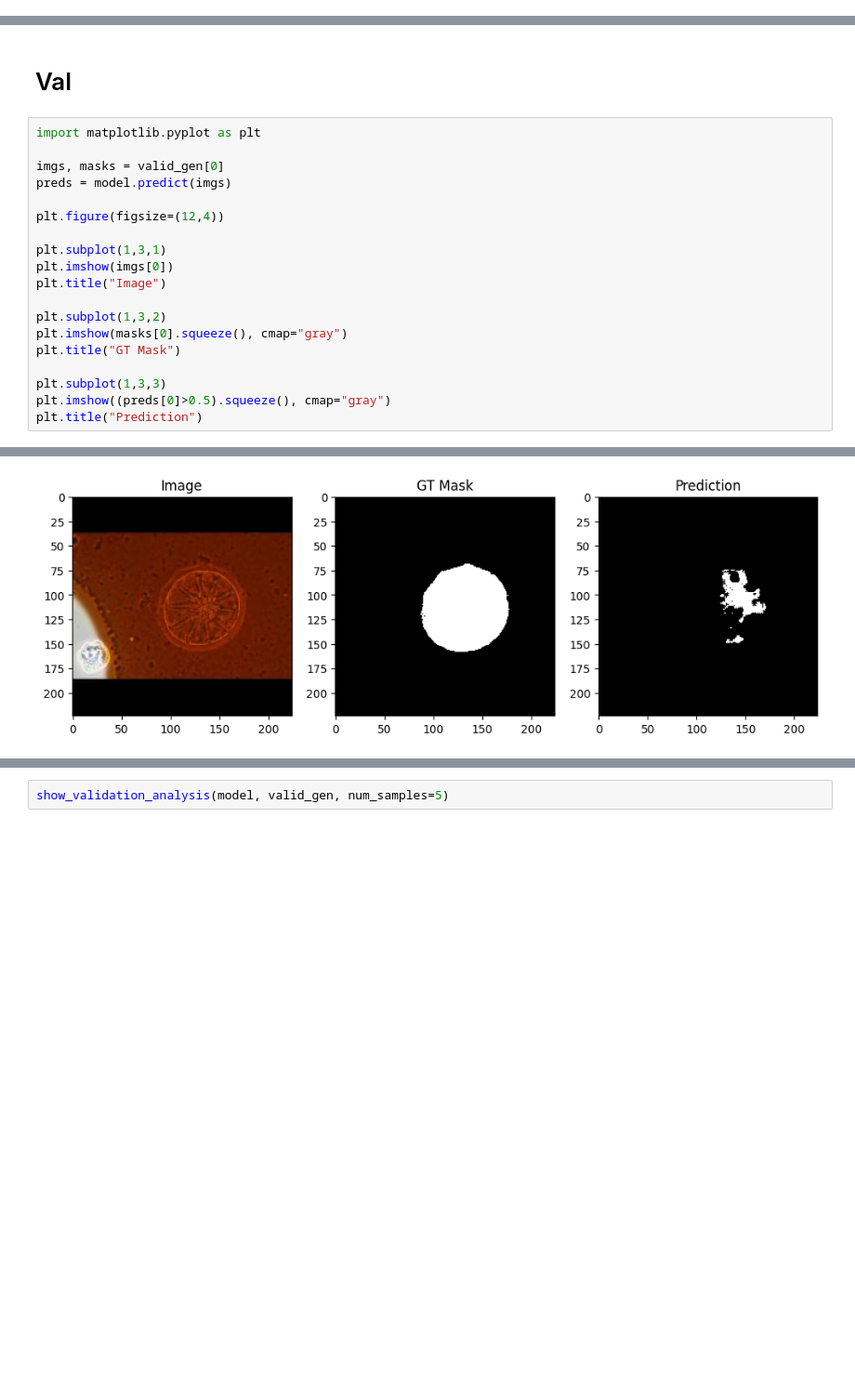
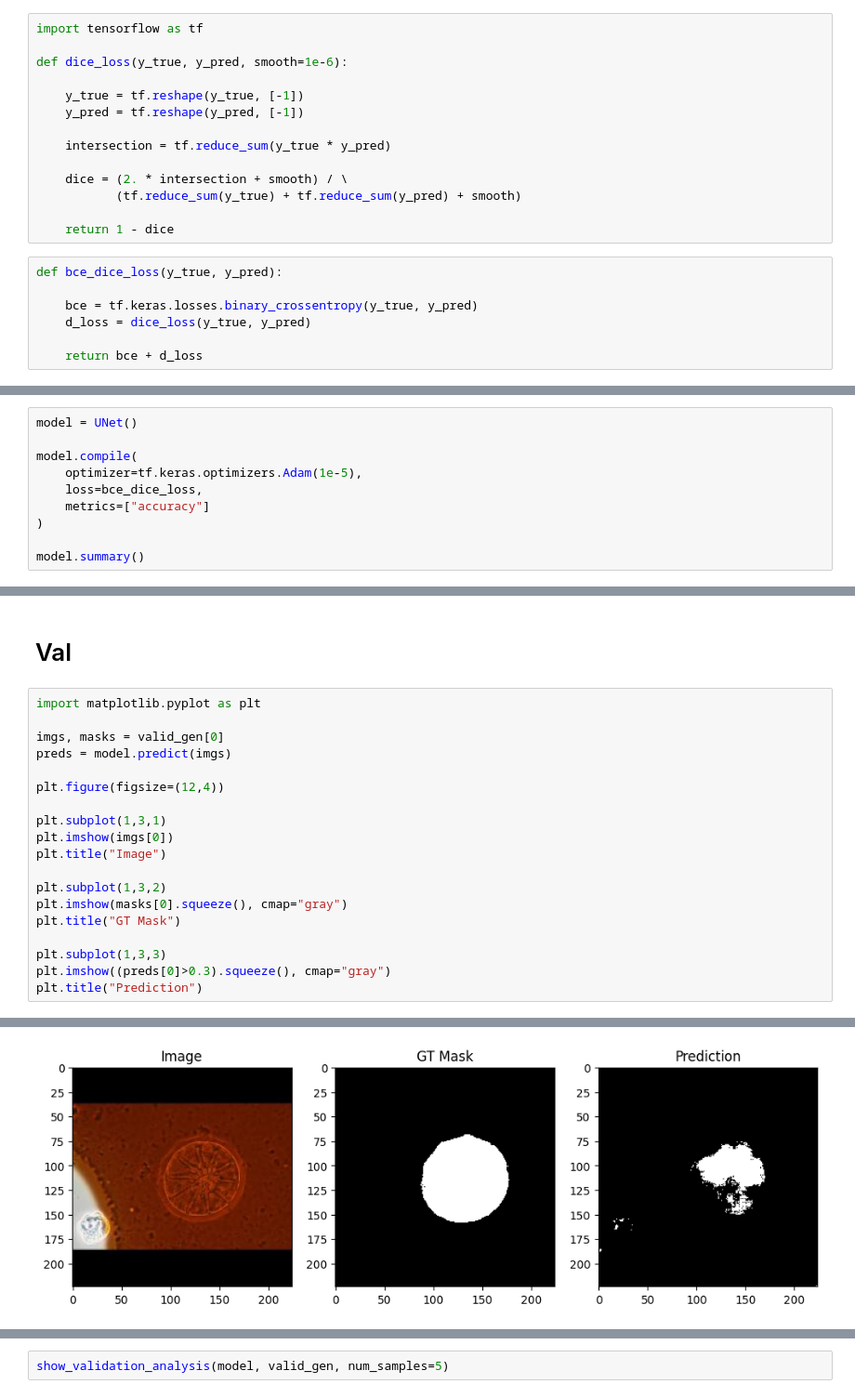
Before and after one commit to fathinahnj/unet-plankton-segmentation, a Jupyter notebook: unet_baseline.ipynb, the cells around one changed output, grey strips where cells are left out. Shown at 93% size. Cells and saved outputs as stored; diff of their text form; blank space fills up the shorter version.

Commit message:
fine-tuning with bce and dice

```diff
--- a/unet_baseline.ipynb
+++ b/unet_baseline.ipynb
@@ -150,2 +122,33 @@ Model: "functional"
+# %%
+import tensorflow as tf
+
+def dice_loss(y_true, y_pred, smooth=1e-6):
+
+    y_true = tf.reshape(y_true, [-1])
+    y_pred = tf.reshape(y_pred, [-1])
+
+    intersection = tf.reduce_sum(y_true * y_pred)
+
+    dice = (2. * intersection + smooth) / \
+           (tf.reduce_sum(y_true) + tf.reduce_sum(y_pred) + smooth)
+
+    return 1 - dice
+# %%
+def bce_dice_loss(y_true, y_pred):
+
+    bce = tf.keras.losses.binary_crossentropy(y_true, y_pred)
+    d_loss = dice_loss(y_true, y_pred)
+
+    return bce + d_loss
 # %% [markdown]
 # Train
+# %%
+model = UNet()
+
+model.compile(
+    optimizer=tf.keras.optimizers.Adam(1e-5),
+    loss=bce_dice_loss,
+    metrics=["accuracy"]
+)
+
+model.summary()
@@ -214,6 +239,6 @@ plt.imshow(masks[0].squeeze(), cmap="gray")
 plt.title("GT Mask")
 
 plt.subplot(1,3,3)
-plt.imshow((preds[0]>0.5).squeeze(), cmap="gray")
+plt.imshow((preds[0]>0.3).squeeze(), cmap="gray")
 plt.title("Prediction")
 # %% [output]
@@ -221,2 +246,2 @@ plt.title("Prediction")
 Text(0.5, 1.0, 'Prediction')
-[figure, old version]
+[figure, new version]
```
Also changed, not shown: parts of 12 cells of this notebook.
